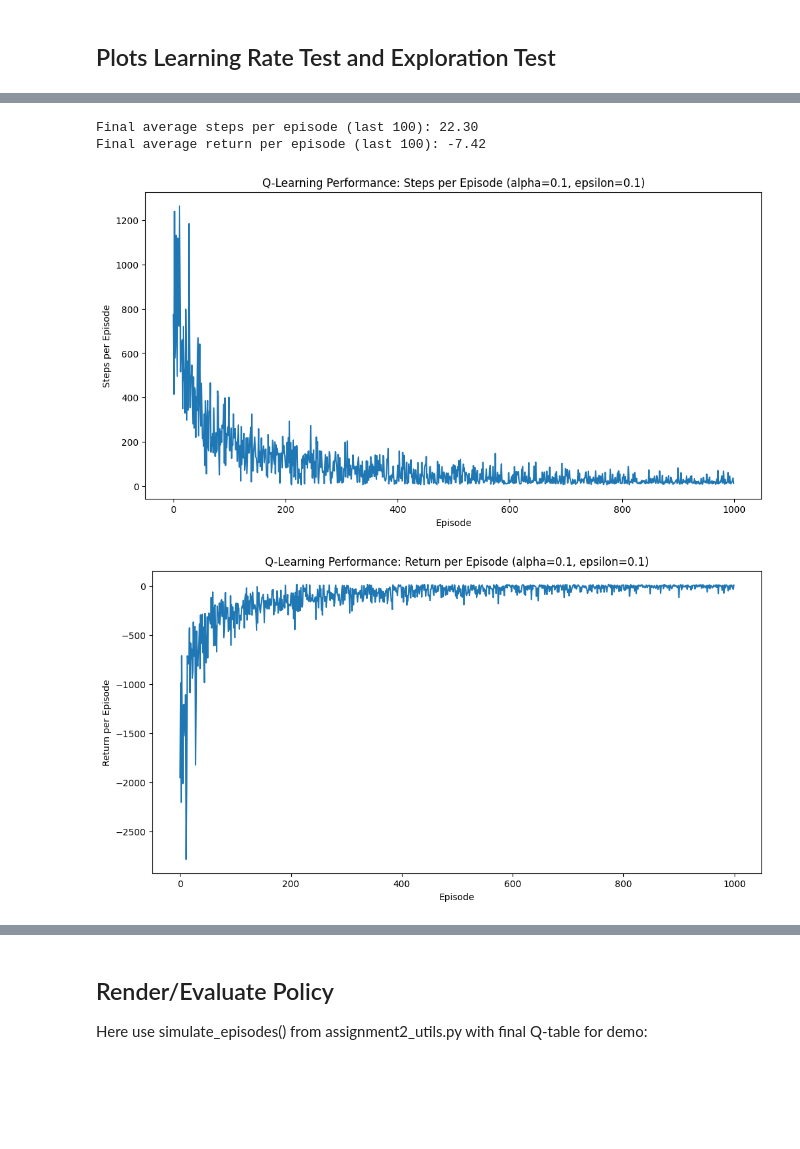
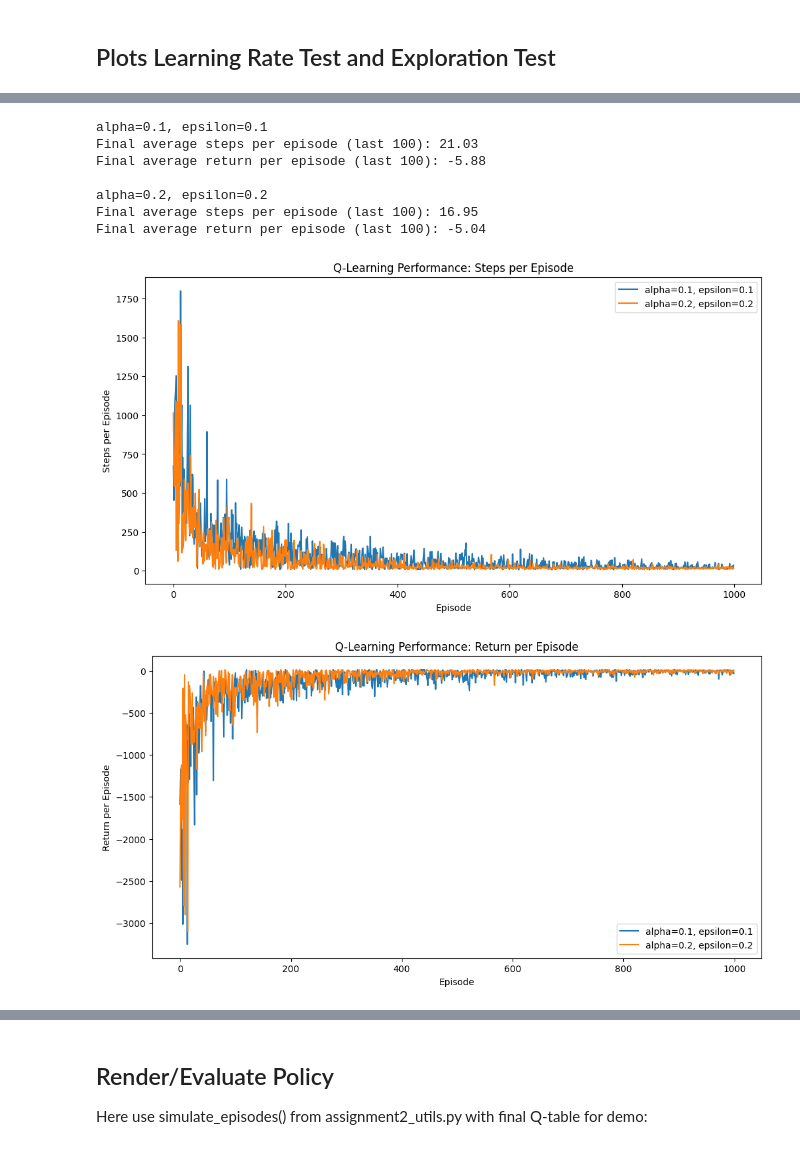
Before and after one commit to tcsgik/CSCN8020_Assignment2-Q_Learning, a Jupyter notebook: Taxi_Q-Learning.ipynb, the cells around one changed output, grey strips where cells are left out. Cells and saved outputs as stored; diff of their text form; code cells hidden in the pictures; blank space fills up the shorter version.

```diff
--- a/Taxi_Q-Learning.ipynb
+++ b/Taxi_Q-Learning.ipynb
@@ -184,34 +195,51 @@ plt.show()
 
 - **Re-run results with best settings:**
 # %%
-# Best settings
-steps, returns = run_q_learning(alpha=0.1, epsilon=0.1, gamma=0.9, num_episodes=1000)
+# Best combination settings
+steps_01, returns_01 = run_q_learning(alpha=0.1, epsilon=0.1, gamma=0.9, num_episodes=1000)
+steps_02, returns_02 = run_q_learning(alpha=0.2, epsilon=0.2, gamma=0.9, num_episodes=1000)
 
-# Compute final 100-episode averages
-final_avg_steps = np.mean(steps[-100:])
-final_avg_returns = np.mean(returns[-100:])
+# Compute and print final averages for each combination
+final_avg_steps_01 = np.mean(steps_01[-100:])
+final_avg_returns_01 = np.mean(returns_01[-100:])
+print("alpha=0.1, epsilon=0.1")
+print(f"Final average steps per episode (last 100): {final_avg_steps_01:.2f}")
+print(f"Final average return per episode (last 100): {final_avg_returns_01:.2f}")
 
-print(f'Final average steps per episode (last 100): {final_avg_steps:.2f}')
-print(f'Final average return per episode (last 100): {final_avg_returns:.2f}')
+final_avg_steps_02 = np.mean(steps_02[-100:])
+final_avg_returns_02 = np.mean(returns_02[-100:])
+print("\nalpha=0.2, epsilon=0.2")
+print(f"Final average steps per episode (last 100): {final_avg_steps_02:.2f}")
+print(f"Final average return per episode (last 100): {final_avg_returns_02:.2f}")
 
-# Optional: Plot results
+# Plot steps per episode
 plt.figure(figsize=(12, 6))
-plt.plot(steps)
+plt.plot(steps_01, label='alpha=0.1, epsilon=0.1')
+plt.plot(steps_02, label='alpha=0.2, epsilon=0.2')
 plt.xlabel('Episode')
 plt.ylabel('Steps per Episode')
-plt.title('Q-Learning Performance: Steps per Episode (alpha=0.1, epsilon=0.1)')
+plt.title('Q-Learning Performance: Steps per Episode')
+plt.legend()
 plt.show()
 
+# Plot returns per episode
 plt.figure(figsize=(12, 6))
-plt.plot(returns)
+plt.plot(returns_01, label='alpha=0.1, epsilon=0.1')
+plt.plot(returns_02, label='alpha=0.2, epsilon=0.2')
 plt.xlabel('Episode')
 plt.ylabel('Return per Episode')
-plt.title('Q-Learning Performance: Return per Episode (alpha=0.1, epsilon=0.1)')
+plt.title('Q-Learning Performance: Return per Episode')
+plt.legend()
 plt.show()
 # %% [output]
-Final average steps per episode (last 100): 22.30
-Final average return per episode (last 100): -7.42
+alpha=0.1, epsilon=0.1
+Final average steps per episode (last 100): 21.03
+Final average return per episode (last 100): -5.88
+
+alpha=0.2, epsilon=0.2
+Final average steps per episode (last 100): 16.95
+Final average return per episode (last 100): -5.04
-[figure, old version]
+[figure, new version]
-[figure, old version]
+[figure, new version]
 # %% [markdown]
 ## Results Analysis
```
Also changed, not shown: parts of 8 cells of this notebook.
